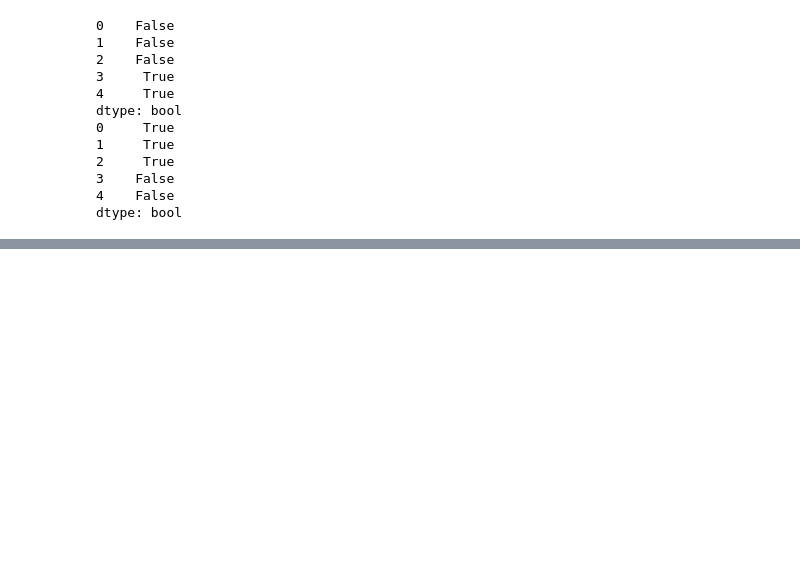
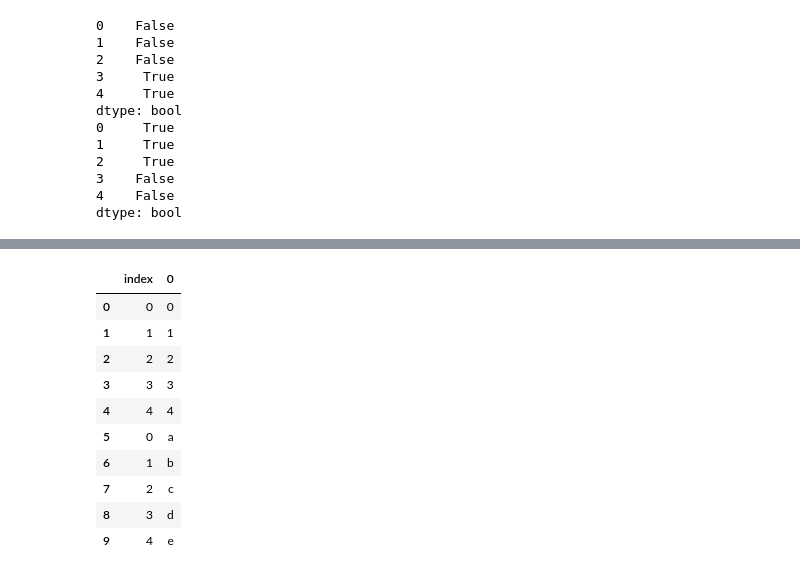
Before and after one commit to rushielevates/ML-DL-practice, a Jupyter notebook: Pandas.ipynb, the cells around one changed output, grey strips where cells are left out. Cells and saved outputs as stored; diff of their text form; code cells hidden in the pictures; blank space fills up the shorter version.

```diff
--- a/Pandas.ipynb
+++ b/Pandas.ipynb
@@ -425,0 +531,3 @@ TypeError: You have to supply one of 'by' and 'level'
+# %%
+ser1 = pd.Series(range(5))
+ser2 = pd.Series(list('abcde'))
@@ -425,0 +559,14 @@ TypeError: You have to supply one of 'by' and 'level'
+# %%
+pd.concat([ser1,ser2],axis=0).reset_index()
+# %% [output]
+|  | index | 0 |
+| 0 | 0 | 0 |
+| 1 | 1 | 1 |
+| 2 | 2 | 2 |
+| 3 | 3 | 3 |
+| 4 | 4 | 4 |
+| 5 | 0 | a |
+| 6 | 1 | b |
+| 7 | 2 | c |
+| 8 | 3 | d |
+| 9 | 4 | e |
```
Also changed, not shown: parts of 38 cells of this notebook.
